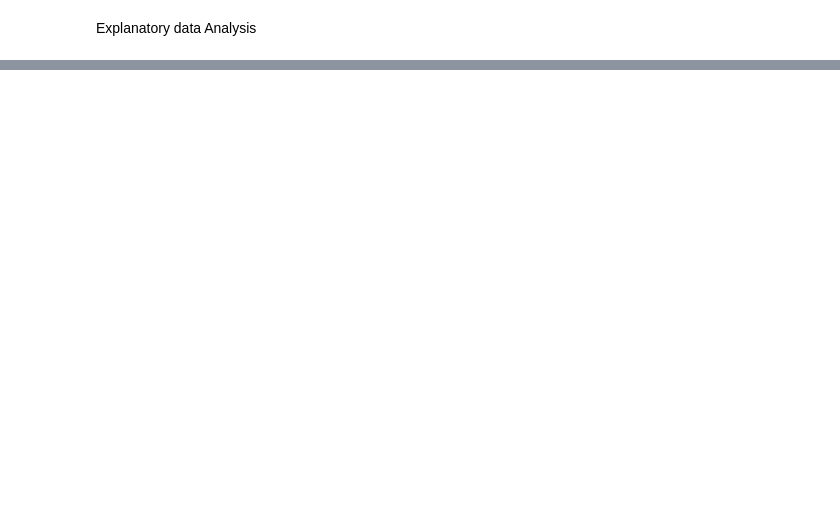
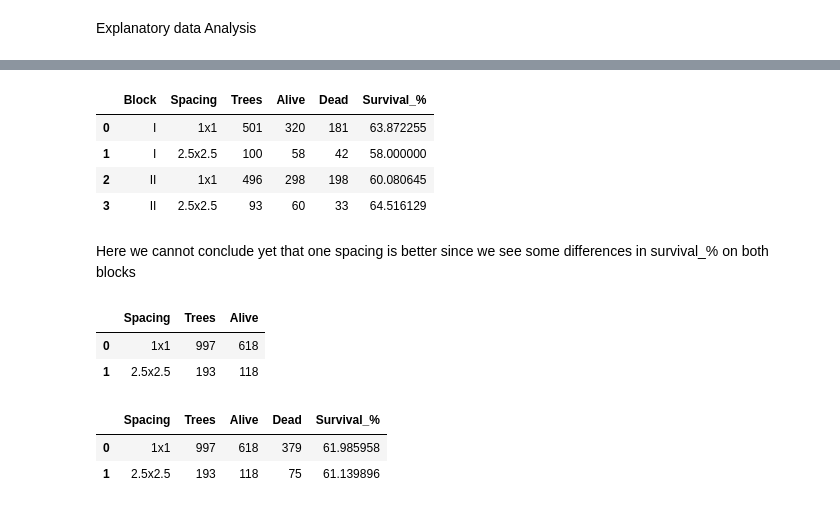
Before and after one commit to kelvinjira/Casaurina_growing, a Jupyter notebook: cas.ipynb, the cells around one changed output, grey strips where cells are left out. Saved outputs shown, nothing was run; the diff lists cells and outputs as text; code cells hidden in the pictures; blank space fills up the shorter version.

```diff
--- a/cas.ipynb
+++ b/cas.ipynb
@@ -126,0 +104,11 @@ Spacing Block
+# %%
+survival = (
+    casu_data.groupby(["Block", "Spacing"])
+    .agg(
+        Trees=("TreeNo", "size"),
+        Alive=("Alive", "sum")
+    )
+    .reset_index()
+)
+survival.head(10)
+#This creates a new dataframe that shows the number of trees per block together with the number of trees that survived in that same same block
@@ -126,0 +121,49 @@ Spacing Block
+# %%
+survival["Dead"] = survival["Trees"] - survival["Alive"]#Creates anew column in  the survived data frame that shows if a tree is dead
+
+
+#This creates a new column that checks the percentage of alive trees per block
+survival["Survival_%"] = (
+    survival["Alive"] / survival["Trees"] * 100
+)
+
+survival
+# %% [output]
+|  | Block | Spacing | Trees | Alive | Dead | Survival_% |
+| 0 | I | 1x1 | 501 | 320 | 181 | 63.872255 |
+| 1 | I | 2.5x2.5 | 100 | 58 | 42 | 58.000000 |
+| 2 | II | 1x1 | 496 | 298 | 198 | 60.080645 |
+| 3 | II | 2.5x2.5 | 93 | 60 | 33 | 64.516129 |
+# %% [markdown]
+Here we cannot conclude yet that one spacing is better since we see some differences in survival_% on both blocks
+# %%
+overall_survival = (
+    casu_data.groupby("Spacing")
+    .agg(
+        Trees=("TreeNo", "size"),
+        Alive=("Alive", "sum")
+    )
+    .reset_index()
+)
+overall_survival.head(10)
+#creates a data frame that now shows the ovaerall survival stats of all tress per block
+# %% [output]
+|  | Spacing | Trees | Alive |
+| 0 | 1x1 | 997 | 618 |
+| 1 | 2.5x2.5 | 193 | 118 |
+# %%
+overall_survival["Dead"] = (
+    overall_survival["Trees"] -
+    overall_survival["Alive"]
+)
+
+overall_survival["Survival_%"] = (
+    overall_survival["Alive"] /
+    overall_survival["Trees"] * 100
+)
+
+overall_survival
+# %% [output]
+|  | Spacing | Trees | Alive | Dead | Survival_% |
+| 0 | 1x1 | 997 | 618 | 379 | 61.985958 |
+| 1 | 2.5x2.5 | 193 | 118 | 75 | 61.139896 |
```
Also changed, not shown: parts of 24 cells of this notebook.
